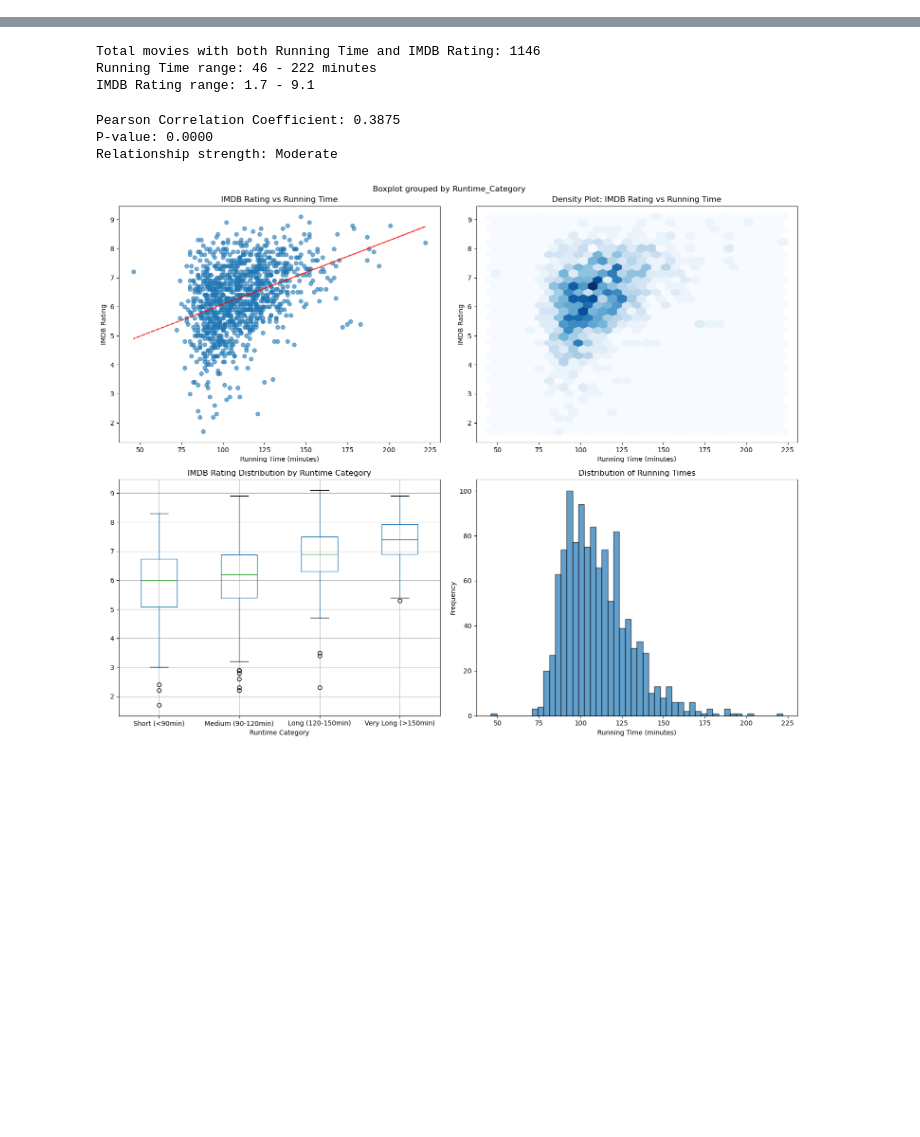
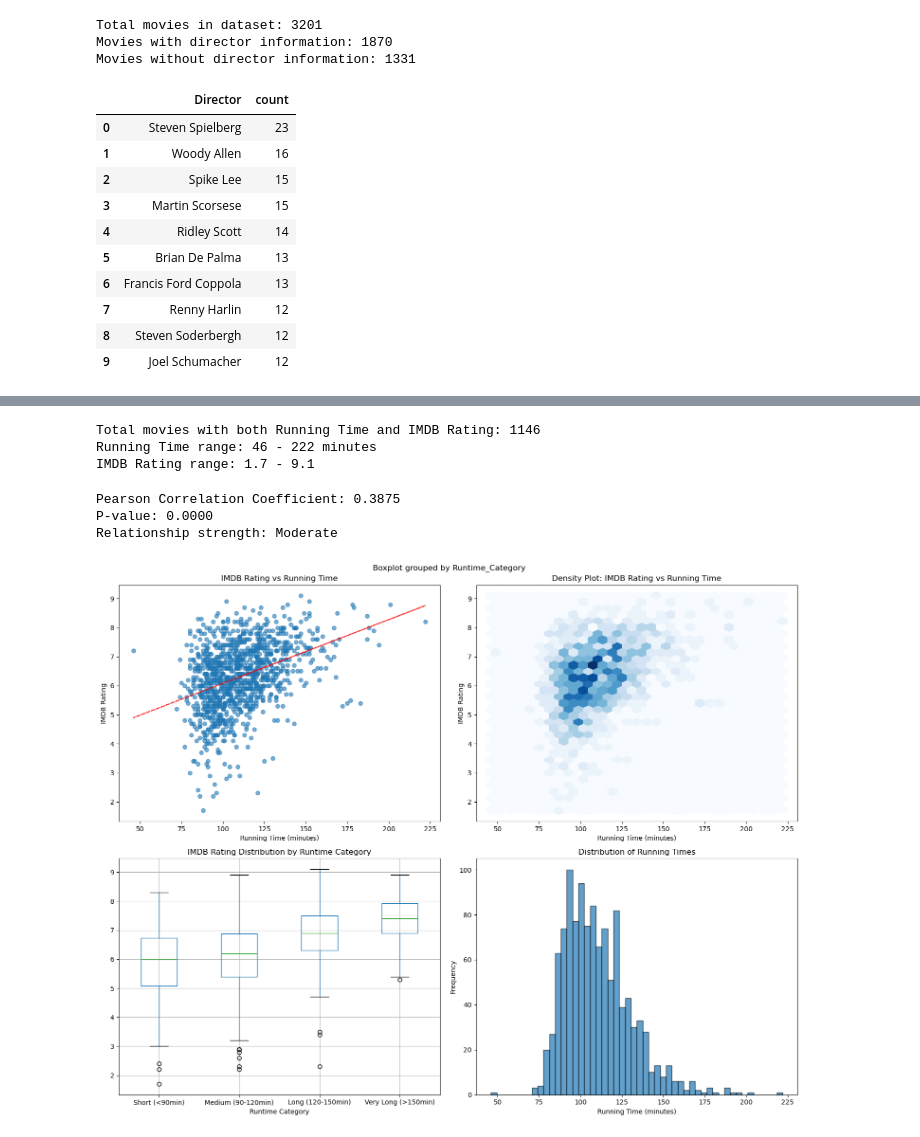
Before and after one commit to himmelreich-it/jupyter-teaser-workshop, a Jupyter notebook: answers.ipynb, the cells around one changed output, grey strips where cells are left out. Saved outputs shown, nothing was run; the diff lists cells and outputs as text; code cells hidden in the pictures; blank space fills up the shorter version.

```diff
--- a/answers.ipynb
+++ b/answers.ipynb
@@ -43,0 +46,29 @@ print(df.head())
+# %%
+# Find top 10 directors by number of movies
+# First, let's check how many movies have director information
+movies_with_directors = df[df['Director'].notna()]
+print(f"Total movies in dataset: {len(df)}")
+print(f"Movies with director information: {len(movies_with_directors)}")
+print(f"Movies without director information: {len(df) - len(movies_with_directors)}")
+
+# Count movies per director
+director_counts = movies_with_directors['Director'].value_counts()
+
+# Get top 10 directors
+director_counts = director_counts.reset_index()
+director_counts.head(10)
+# %% [output]
+Total movies in dataset: 3201
+Movies with director information: 1870
+Movies without director information: 1331
+|  | Director | count |
+| 0 | Steven Spielberg | 23 |
+| 1 | Woody Allen | 16 |
+| 2 | Spike Lee | 15 |
+| 3 | Martin Scorsese | 15 |
+| 4 | Ridley Scott | 14 |
+| 5 | Brian De Palma | 13 |
+| 6 | Francis Ford Coppola | 13 |
+| 7 | Renny Harlin | 12 |
+| 8 | Steven Soderbergh | 12 |
+| 9 | Joel Schumacher | 12 |
```
Also changed, not shown: parts of 11 cells of this notebook, 7 other files.
